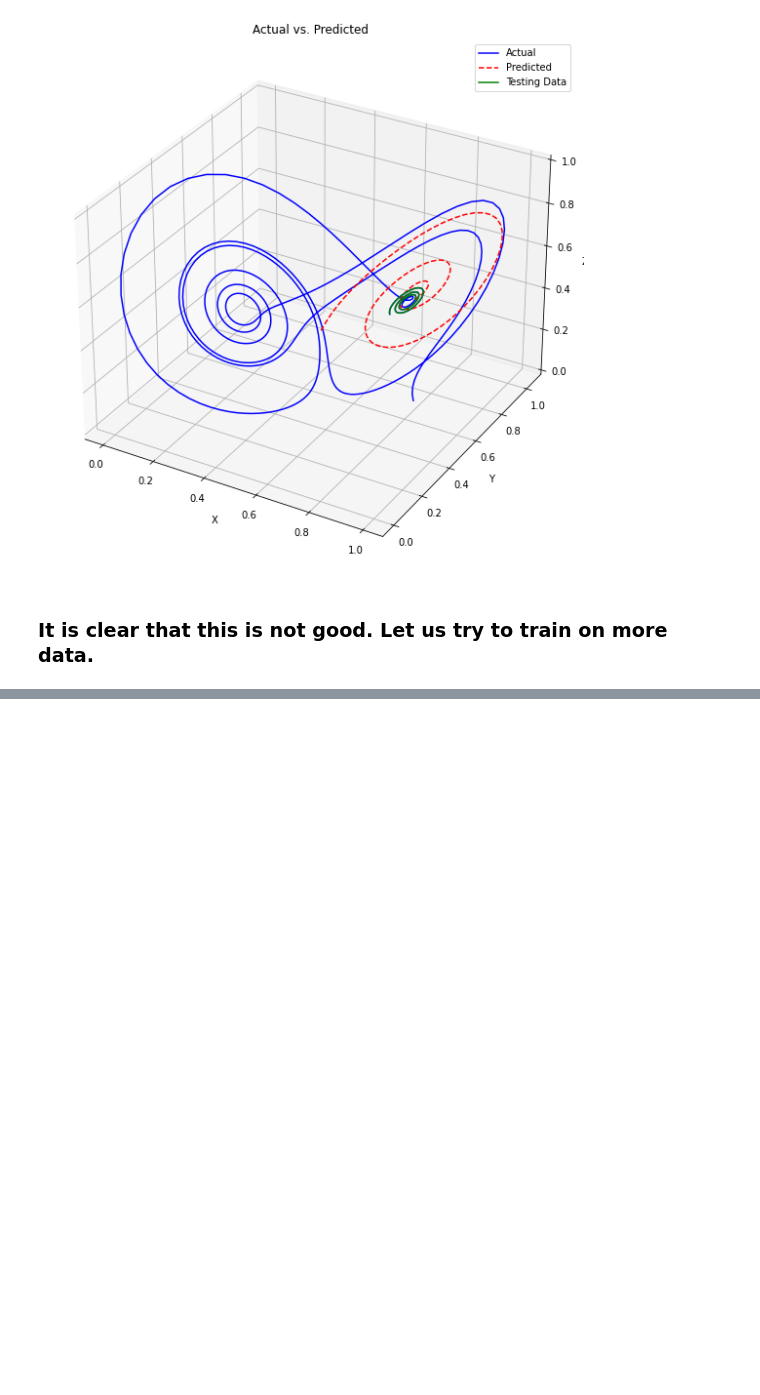
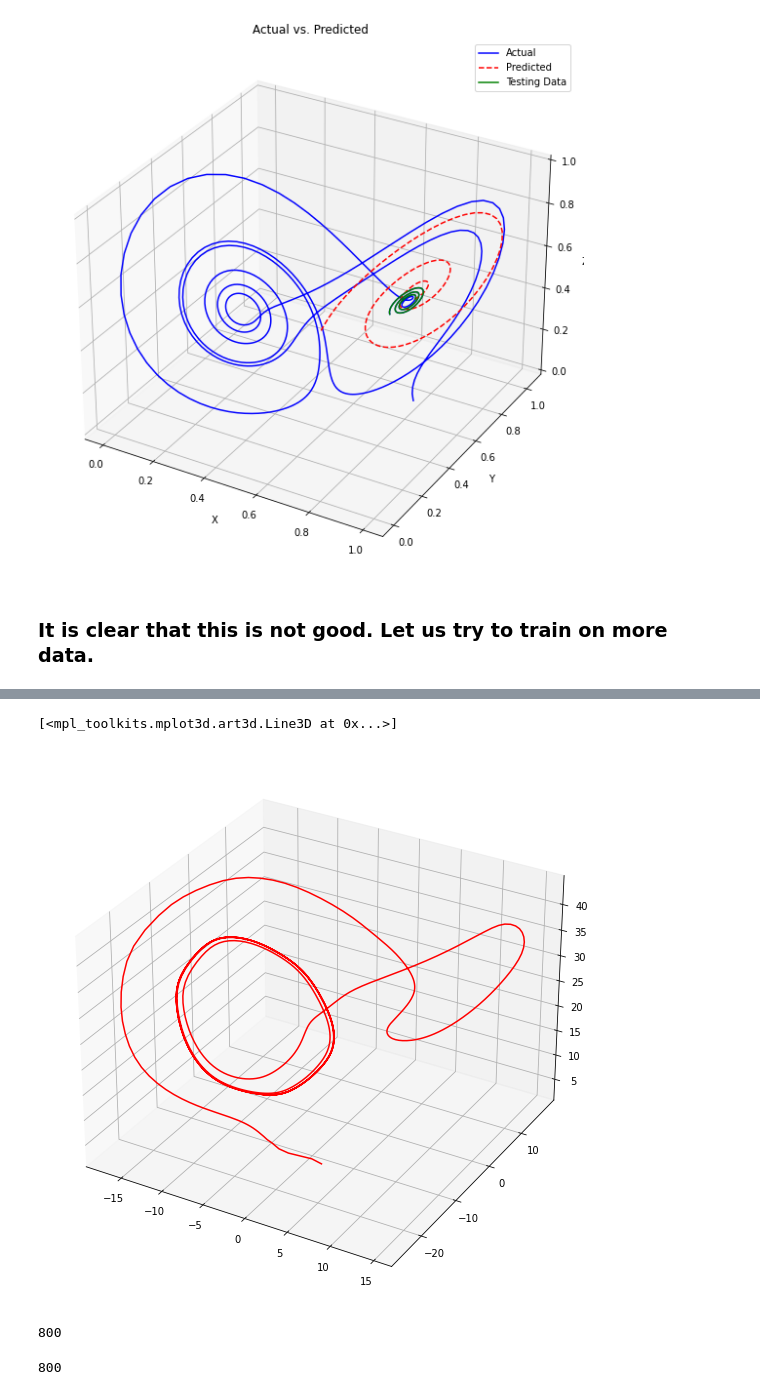
Before and after one commit to moyasui/AML-project, a Jupyter notebook: first_RNN.ipynb, the cells around one changed output, grey strips where cells are left out. Saved outputs shown, nothing was run; the diff lists cells and outputs as text; code cells hidden in the pictures; blank space fills up the shorter version.

```diff
--- a/first_RNN.ipynb
+++ b/first_RNN.ipynb
@@ -444,0 +436,17 @@ array([[  7.0066686,  15.644724 ,  37.824875 ],
+# %%
+fig = plt.figure(figsize=(18, 10))
+ax = fig.add_subplot(projection='3d')
+
+# plot the first particle
+ax.plot(full_trajectory[:,0], full_trajectory[:,1], full_trajectory[:,2], c='r', label='Predicted')
+# %% [output]
+[<mpl_toolkits.mplot3d.art3d.Line3D at 0x...>]
+[figure, added]
+# %%
+len(full_trajectory)
+# %% [output]
+800
+# %%
+len(dataset[dataset['particle'] == 9][['x', 'y', 'z']])
+# %% [output]
+800
```
Also changed, not shown: parts of 5 cells of this notebook, 8 other files.
